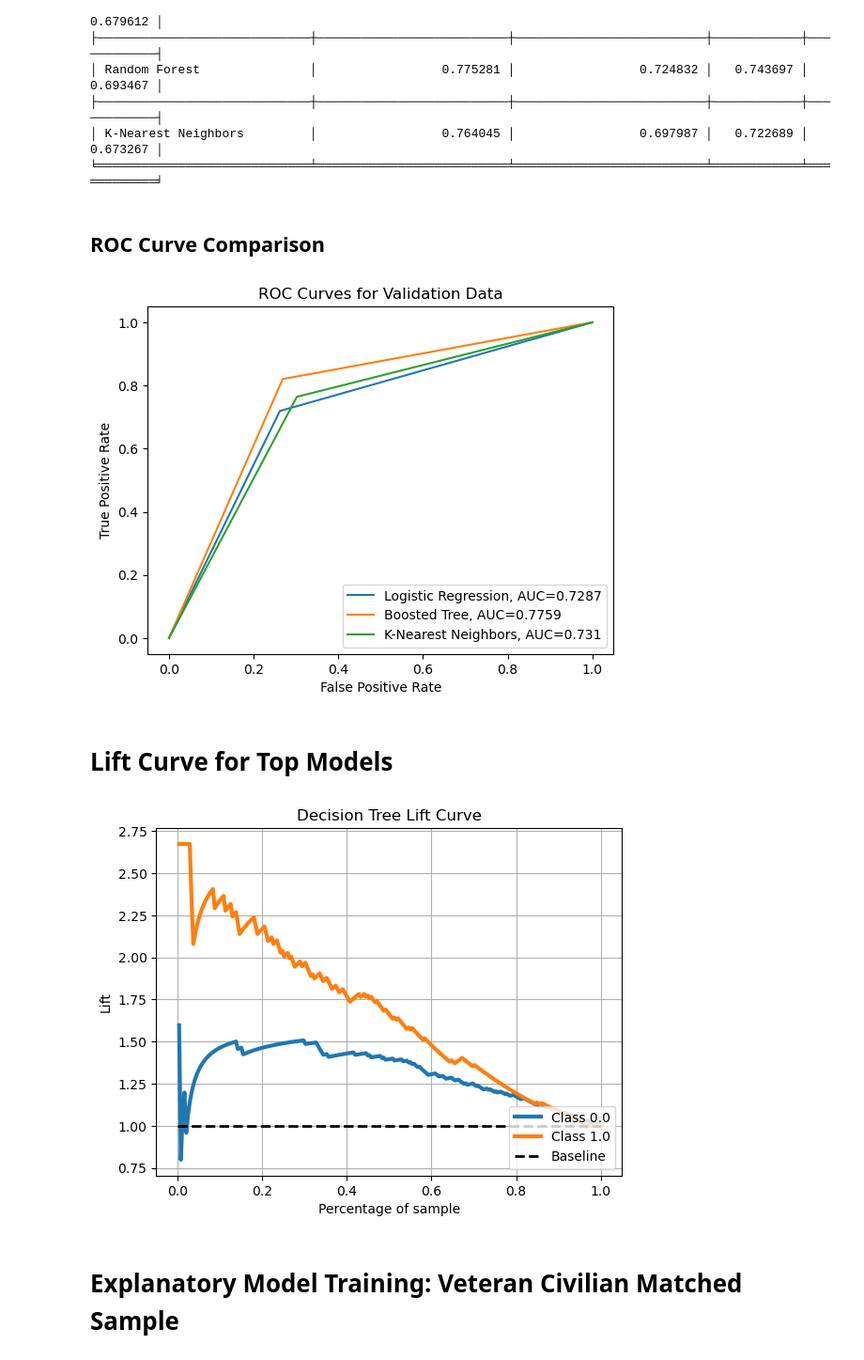
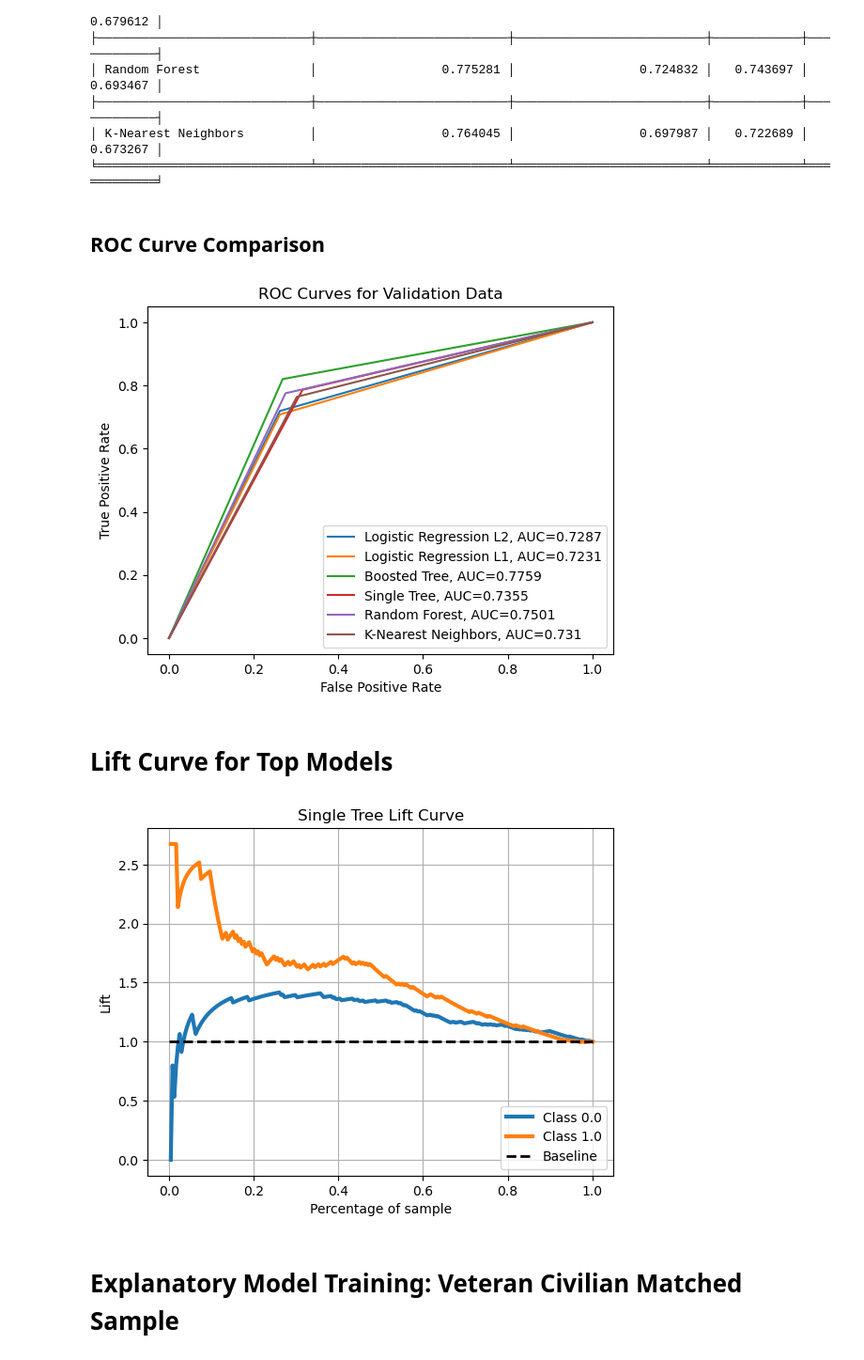
Before and after one commit to HNStaggs/Long-COVID, a Jupyter notebook: LongCOVID_Modeling.ipynb, the cells around one changed output. Shown at 94% size. Drawn from its saved outputs; the diff is of its cells as text; code cells hidden in the pictures.

Commit message:
Predictive Modeling Done

```diff
--- a/LongCOVID_Modeling.ipynb
+++ b/LongCOVID_Modeling.ipynb
@@ -1122,18 +1122,33 @@ print(table)
 ├─────────────────────────────┼──────────────────────────┼──────────────────────────┼────────────┼────────────┤
 │ K-Nearest Neighbors         │                 0.764045 │                 0.697987 │   0.722689 │   0.673267 │
 ╘═════════════════════════════╧══════════════════════════╧══════════════════════════╧════════════╧════════════╛
-# %% [markdown]
-## ROC Curve Comparison
+# %% [markdown]
+## ROC Curve Comparison
 # %%
-#ROC curve for logistic regression
+#ROC curve for logistic regression L2
 fpr, tpr, thresholds = roc_curve(y_test_imp, log_l2_bal.predict(X_test_log))
-auc_log = round(roc_auc_score(y_test_imp, log_l2_bal.predict(X_test_log)), 4)
-plt.plot(fpr,tpr,label="Logistic Regression, AUC="+str(auc_log))
+auc_log2 = round(roc_auc_score(y_test_imp, log_l2_bal.predict(X_test_log)), 4)
+plt.plot(fpr,tpr,label="Logistic Regression L2, AUC="+str(auc_log2))
 
-#ROC for decision tree
+#ROC Curve for logistic regression L1
+fpr, tpr, thresholds = roc_curve(y_test_imp, log_l1_bal.predict(X_test_log))
+auc_log1 = round(roc_auc_score(y_test_imp, log_l1_bal.predict(X_test_log)), 4)
+plt.plot(fpr,tpr,label="Logistic Regression L1, AUC="+str(auc_log1))
+
+#ROC for Boosted Tree
 fpr, tpr, thresholds = roc_curve(y_test_imp, tree_search.predict(X_test_pipe))
 auc_tree = round(roc_auc_score(y_test_imp, tree_search.predict(X_test_pipe)), 4)
 plt.plot(fpr,tpr,label="Boosted Tree, AUC="+str(auc_tree))
+
+#ROC for Single Tree
+fpr, tpr, thresholds = roc_curve(y_test_imp, tree1.predict(X_test_pipe))
+auc_tree1 = round(roc_auc_score(y_test_imp, tree1.predict(X_test_pipe)), 4)
+plt.plot(fpr,tpr,label="Single Tree, AUC="+str(auc_tree1))
+
+#ROC for Random Forest
+fpr, tpr, thresholds = roc_curve(y_test_imp, random_forest.predict(X_test_pipe))
+auc_rf = round(roc_auc_score(y_test_imp, random_forest.predict(X_test_pipe)), 4)
+plt.plot(fpr,tpr,label="Random Forest, AUC="+str(auc_rf))
 
 #ROC for KNN
 fpr, tpr, thresholds = roc_curve(y_test_imp, knn.predict(X_test_pipe))
@@ -1147,14 +1162,14 @@ plt.title('ROC Curves for Validation Data')
 plt.legend()
 plt.savefig('ROCs.png')
 # %% [output]
-[figure, old version]
+[figure, new version]
 # %% [markdown]
 # Lift Curve for Top Models
 # %%
 #Lift curve for logistic regression on test data
-plot_lift_curve(y_test_imp, tree_search.predict_proba(X_test_pipe), title = 'Decision Tree Lift Curve')
+plot_lift_curve(y_test_imp, tree1.predict_proba(X_test_pipe), title = 'Single Tree Lift Curve')
 plt.savefig('LogLift.png')
 # %% [output]
-[figure, old version]
+[figure, new version]
 # %% [markdown]
 # Explanatory Model Training: Veteran Civilian Matched Sample
```
Also changed, not shown: parts of 59 cells of this notebook.
